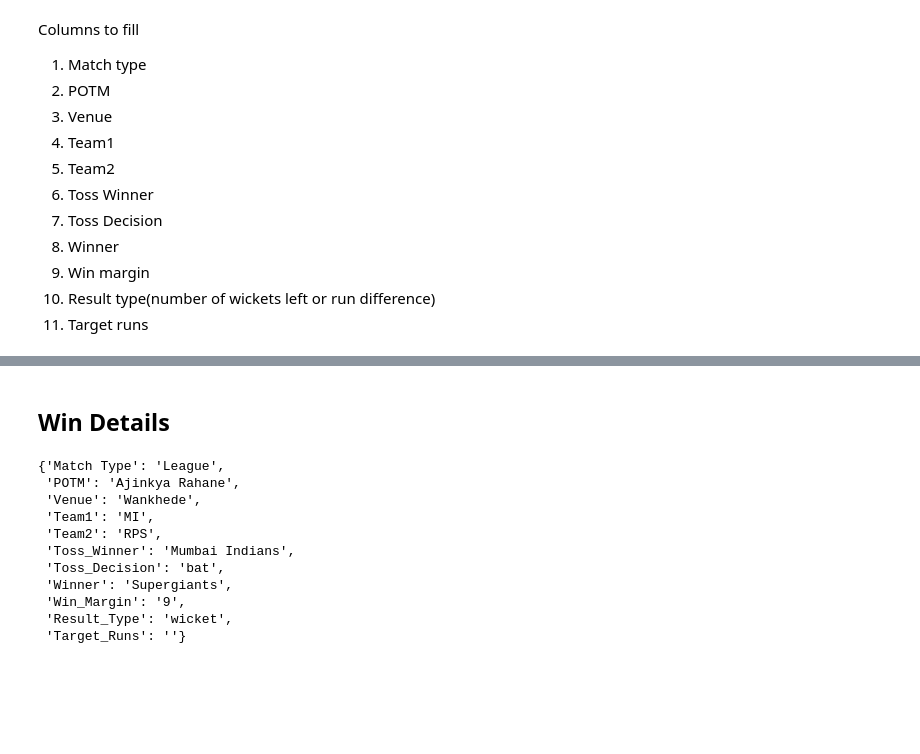
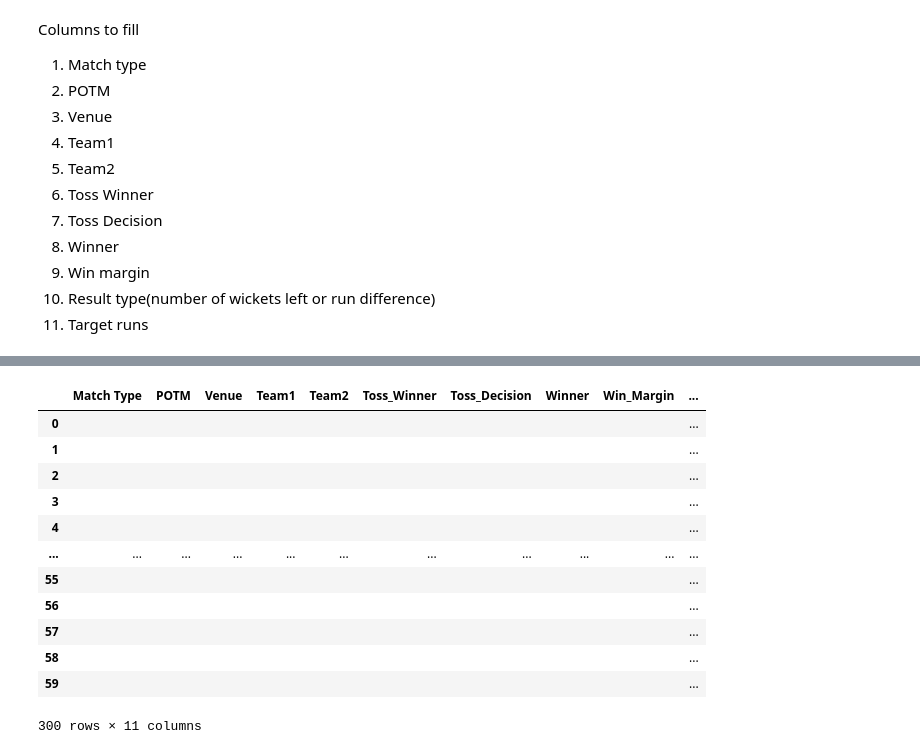
Before and after one commit to harshit-3024/Howzat, a Jupyter notebook: IPL_DS.ipynb, the cells around one changed output, grey strips where cells are left out. Saved outputs shown, nothing was run; the diff lists cells and outputs as text; code cells hidden in the pictures; blank space fills up the shorter version.

Commit message:
IDA-4 Combined all the data to get the final dataframe. Need to debug

```diff
--- a/IPL_DS.ipynb
+++ b/IPL_DS.ipynb
@@ -13,9 +13,15 @@ headers = {
     "User-Agent": "Mozilla/5.0 (Windows NT 10.0; Win64; x64) AppleWebKit/537.36 (KHTML, like Gecko) Chrome/120.0.0.0 Safari/537.36",
     "Accept-Language": "en-US,en;q=0.9",
 }
-base_url = 'https://www.espncricinfo.com/series/ipl-2016-968923/match-schedule-fixtures-and-results'
-s16 = requests.get(base_url,headers=headers)
-print(s16.status_code)
-soup = BeautifulSoup(s16.text,'html.parser')
+base_url = ['https://www.espncricinfo.com/series/ipl-2016-968923/match-schedule-fixtures-and-results',
+            'https://www.espncricinfo.com/series/ipl-2017-1078425/match-schedule-fixtures-and-results',
+            'https://www.espncricinfo.com/series/ipl-2018-1131611/match-schedule-fixtures-and-results',
+            'https://www.espncricinfo.com/series/ipl-2019-1165643/match-schedule-fixtures-and-results',
+            'https://www.espncricinfo.com/series/ipl-2020-21-1210595/match-schedule-fixtures-and-results']
+soups = []
+for s in base_url:
+    response = requests.get(s,headers=headers)
+    soups.append(BeautifulSoup(response.text,'html.parser'))
+    print(response.status_code)
 # %% [output]
 200
@@ -78,4 +75,0 @@ match_data = {
-# %%
-match = requests.get(s16m[0],headers=headers)
-print(match.status_code)
-soup_match = BeautifulSoup(match.text,'html.parser')
@@ -115,7 +163,0 @@ match_data['Team2'] = teamscrape[1].get_text(strip=True)
-# %%
-match_data['Toss_Winner'] = toss.split(',')[0]
-if 'bat' in toss :
-    match_data['Toss_Decision'] = 'bat'
-else :
-    match_data['Toss_Decision'] = 'field'
-match_data
@@ -134,24 +164,8 @@ match_data
-# %% [markdown]
-## Win Details
-# %%
-winscrape = soup.find('p',class_='ds-text-tight-s ds-font-medium ds-truncate ds-text-typo').find('span').get_text(strip=True)
-match_data['Winner'] = winscrape.split()[0]
-if 'wicket' in winscrape :
-    match_data['Result_Type'] = 'wicket'
-else :
-    match_data['Result_Type'] = 'runs'
-
-match_data['Win_Margin'] = re.findall(r'\d+', winscrape)[0]
-match_data
-# %% [output]
-{'Match Type': 'League',
- 'POTM': 'Ajinkya Rahane',
- 'Venue': 'Wankhede',
- 'Team1': 'MI',
- 'Team2': 'RPS',
- 'Toss_Winner': 'Mumbai Indians',
- 'Toss_Decision': 'bat',
- 'Winner': 'Supergiants',
- 'Win_Margin': '9',
- 'Result_Type': 'wicket',
- 'Target_Runs': ''}
+# %%
+from selenium import webdriver
+from selenium.webdriver.chrome.options import Options
+
+chrome_options = Options()
+chrome_options.add_argument("--headless")  # run in headless mode
+
+driver = webdriver.Chrome(options=chrome_options)
@@ -157,0 +258,21 @@ match_data
+# %%
+frames = []
+for smd in asmd :
+    df = pd.DataFrame(smd)
+    frames.append(df)
+result = pd.concat(frames)
+result
+# %% [output]
+|  | Match Type | POTM | Venue | Team1 | Team2 | Toss_Winner | Toss_Decision | Winner | Win_Margin | ... |
+| 0 |  |  |  |  |  |  |  |  |  | ... |
+| 1 |  |  |  |  |  |  |  |  |  | ... |
+| 2 |  |  |  |  |  |  |  |  |  | ... |
+| 3 |  |  |  |  |  |  |  |  |  | ... |
+| 4 |  |  |  |  |  |  |  |  |  | ... |
+| ... | ... | ... | ... | ... | ... | ... | ... | ... | ... | ... |
+| 55 |  |  |  |  |  |  |  |  |  | ... |
+| 56 |  |  |  |  |  |  |  |  |  | ... |
+| 57 |  |  |  |  |  |  |  |  |  | ... |
+| 58 |  |  |  |  |  |  |  |  |  | ... |
+| 59 |  |  |  |  |  |  |  |  |  | ... |
+300 rows × 11 columns
```
Also changed, not shown: parts of 13 cells of this notebook.
